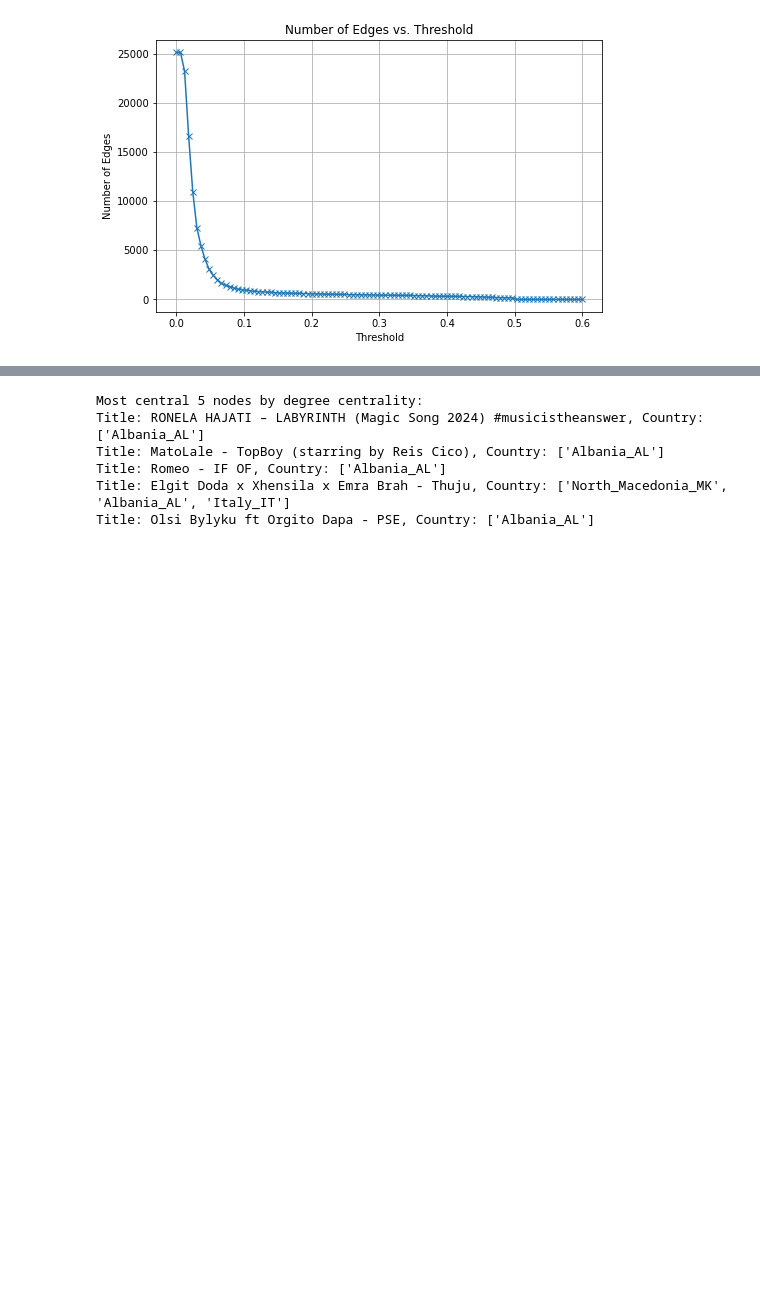
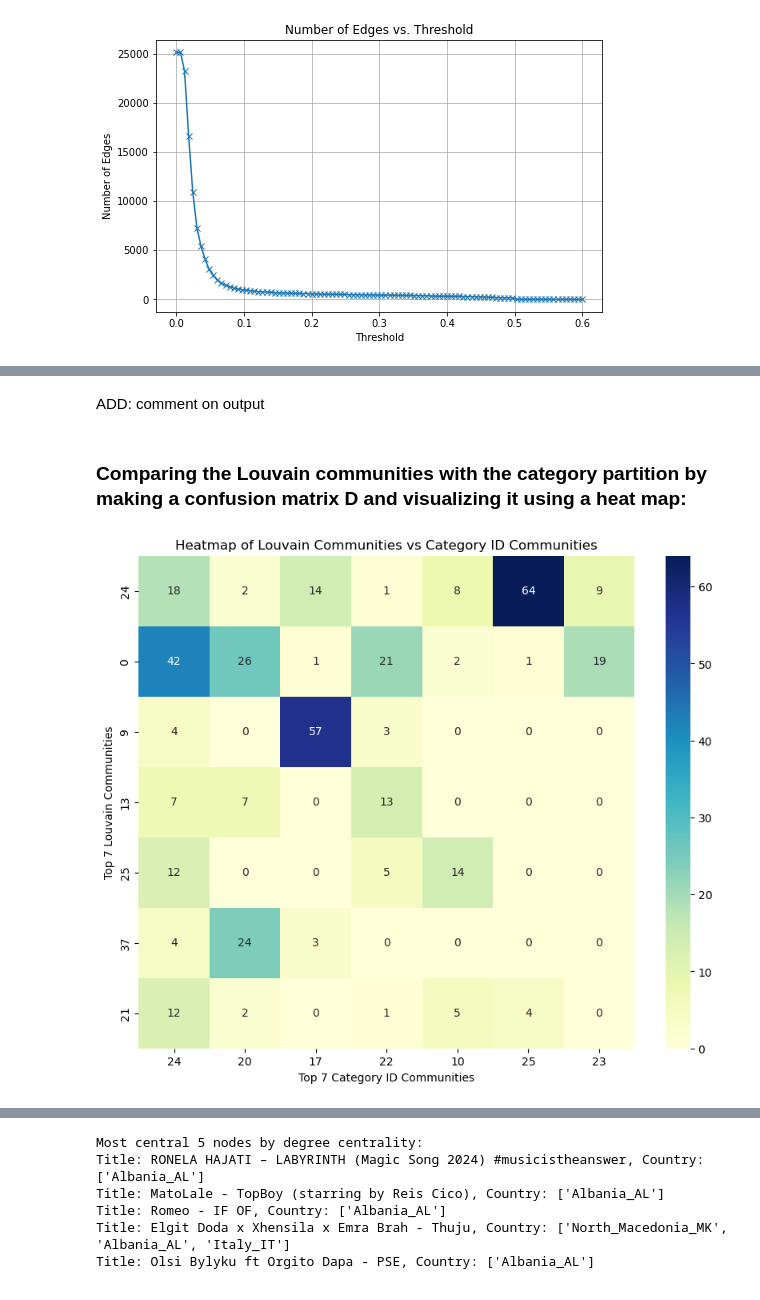
Before and after one commit to joyce39/YoutubeNet, a Jupyter notebook: updatedYoutube_network (v2).ipynb, the cells around one changed output, grey strips where cells are left out. Drawn from its saved outputs; the diff is of its cells as text; code cells hidden in the pictures; blank space fills up the shorter version.

```diff
--- a/updatedYoutube_network (v2).ipynb
+++ b/updatedYoutube_network (v2).ipynb
@@ -353 +513,41 @@ Modularity for Category communities: 0.7618
+# %% [markdown]
+ADD: comment on output
+# %% [markdown]
+### Comparing the Louvain communities with the category partition by making a confusion matrix D and visualizing it using a heat map:
+# %%
+# Identify the top 7 Louvain communities
+community_counts = Counter(louvain_partition.values())
+top_louvain_communities = [community for community, _ in community_counts.most_common(7)]
+
+# Identify the top 7 Category ID communities
+category_counts = Counter(category_partition.values())
+top_category_communities = [category for category, _ in category_counts.most_common(7)]
+
+# Initialize confusion matrix
+D = np.zeros((7, 7), dtype=int)
+
+# Map Louvain communities and Category ID communities to indices in the matrix
+louvain_index = {community: idx for idx, community in enumerate(top_louvain_communities)}
+category_index = {category: idx for idx, category in enumerate(top_category_communities)}
+
+# Populate the confusion matrix
+for node, louvain_community in louvain_partition.items():
+    category_community = category_partition.get(node)
+
+    # Only consider nodes in the top 7 Louvain and top 7 Category communities
+    if louvain_community in top_louvain_communities and category_community in top_category_communities:
+        i = louvain_index[louvain_community]
+        j = category_index[category_community]
+        D[i, j] += 1
+
+# Plot the heatmap
+plt.figure(figsize=(10, 8))
+ax = sns.heatmap(D, annot=True, fmt="d", cmap="YlGnBu",
+                 xticklabels=top_category_communities, yticklabels=top_louvain_communities)
+ax.set_xlabel("Top 7 Category ID Communities")
+ax.set_ylabel("Top 7 Louvain Communities")
+ax.set_title("Heatmap of Louvain Communities vs Category ID Communities")
+plt.show()
+# %% [output]
+[figure, added]
 # %% [markdown]
```
Also changed, not shown: parts of 65 cells of this notebook.
